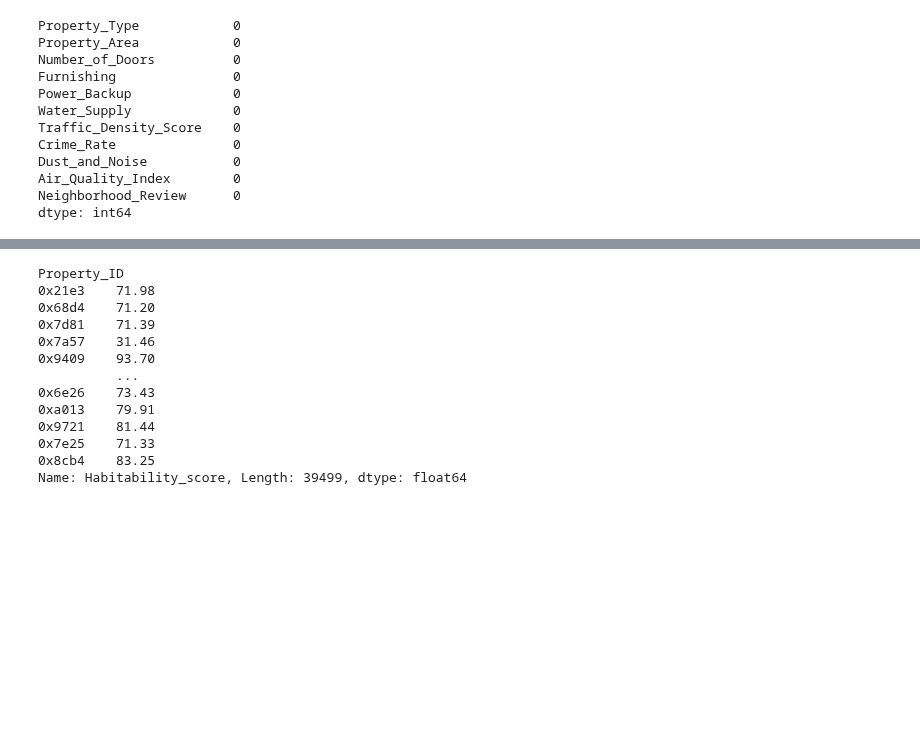
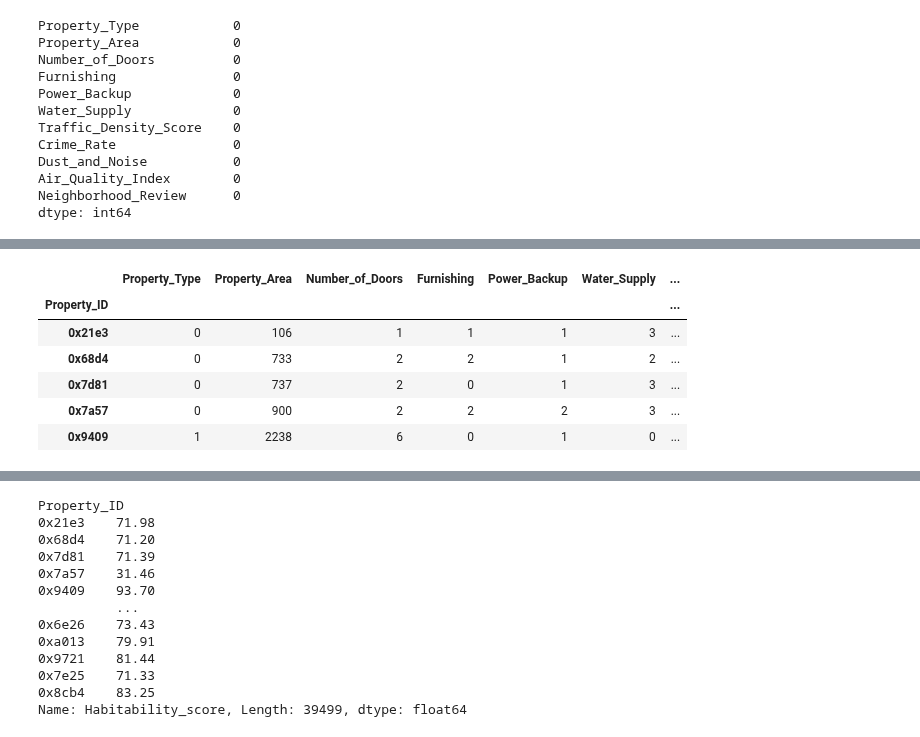
Before and after one commit to senbagaraman04/ml-basics, a Jupyter notebook: 2022/Hackerearth/ML-house/dataset/new-approach.ipynb, the cells around one changed output, grey strips where cells are left out. Saved outputs shown, nothing was run; the diff lists cells and outputs as text; code cells hidden in the pictures; blank space fills up the shorter version.

```diff
--- a/2022/Hackerearth/ML-house/dataset/new-approach.ipynb
+++ b/2022/Hackerearth/ML-house/dataset/new-approach.ipynb
@@ -374,3 +399,13 @@ df.drop(['Habitability_score'], axis=1, inplace=True)
+# %%
+df.head()
+# %% [output]
+|  | Property_Type | Property_Area | Number_of_Doors | Furnishing | Power_Backup | Water_Supply | ... |
+| Property_ID |  |  |  |  |  |  | ... |
+| 0x21e3 | 0 | 106 | 1 | 1 | 1 | 3 | ... |
+| 0x68d4 | 0 | 733 | 2 | 2 | 1 | 2 | ... |
+| 0x7d81 | 0 | 737 | 2 | 0 | 1 | 3 | ... |
+| 0x7a57 | 0 | 900 | 2 | 2 | 2 | 3 | ... |
+| 0x9409 | 1 | 2238 | 6 | 0 | 1 | 0 | ... |
 # %%
 
 gbr.fit(df,y)
```
Also changed, not shown: parts of 16 cells of this notebook, 7 other files.
